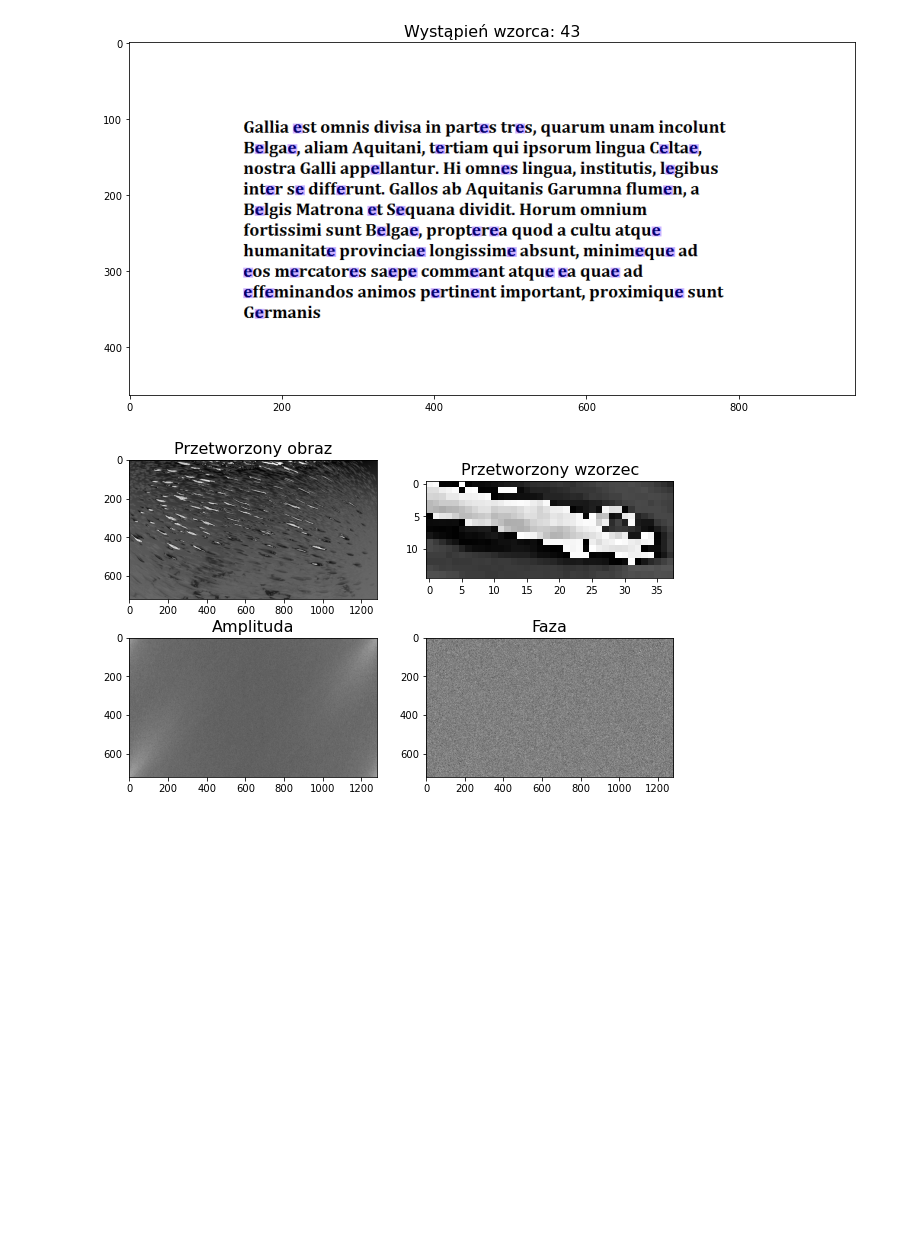
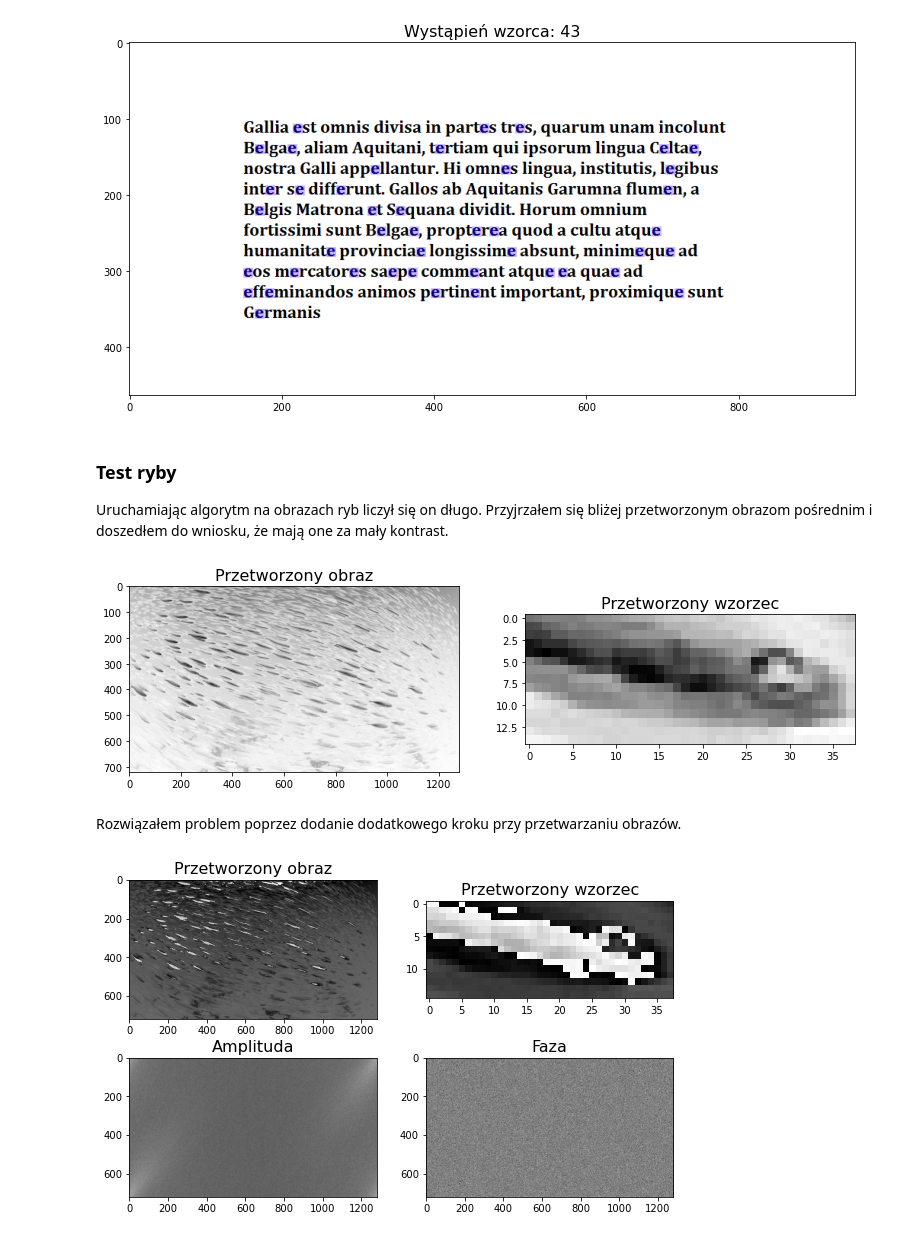
Before and after one commit to proman3419/AGH-WIET-INF-MOwNiT-2022, a Jupyter notebook: 9/9.ipynb, the cells around one changed output. Cells and saved outputs as stored; diff of their text form; code cells hidden in the pictures; blank space fills up the shorter version.

```diff
--- a/9/9.ipynb
+++ b/9/9.ipynb
@@ -40,6 +40,9 @@ def show_image(im, figsize, title):
     axs.set_title(title)
     plt.imshow(im)
     plt.show()
+
+def unswap(im):
+    return np.swapaxes(np.array(im), 0, 1)
 # %% [markdown]
 ## Zadanie 1 Analiza obrazów
 # %% [markdown]
@@ -107,6 +110,31 @@ match_pattern_within_image(im_path='img/galia.png', pattern_path='img/galia_e.pn
 [figure]
 <Figure size 936x576 with 0 Axes>
 [figure]
+# %% [markdown]
+### Test ryby
+Uruchamiając algorytm na obrazach ryb liczył się on długo.
+Przyjrzałem się bliżej przetworzonym obrazom pośrednim i doszedłem do wniosku, że mają one za mały kontrast.
+# %%
+def show_processed(im_processed, pattern_processed, figsize):
+    im_processed = unswap(im_processed)
+    pattern_processed = unswap(pattern_processed)
+
+    fig, axs = plt.subplots(1, 2, figsize=figsize)
+    axs[0].imshow(im_processed, cmap='gray')
+    axs[0].set_title('Przetworzony obraz')
+    axs[1].imshow(pattern_processed, cmap='gray')
+    axs[1].set_title('Przetworzony wzorzec')
+    plt.show()
+
+im, _, _ = open_image('img/fish.jpg')
+im_processed = process_image(im)
+pattern, _, _ = open_image('img/fish1.png')
+pattern_processed = process_image(pattern)
+show_processed(im_processed, pattern_processed, (13, 8))
+# %% [output]
+[figure, added]
+# %% [markdown]
+Rozwiązałem problem poprzez dodanie dodatkowego kroku przy przetwarzaniu obrazów.
 # %%
 match_pattern_within_image(im_path='img/fish.jpg', pattern_path='img/fish1.png',
                            min_match_perc=0.5, match_color_offset=(100, 50, -50),
```
Also changed, not shown: parts of 22 cells of this notebook, 8 other files.
